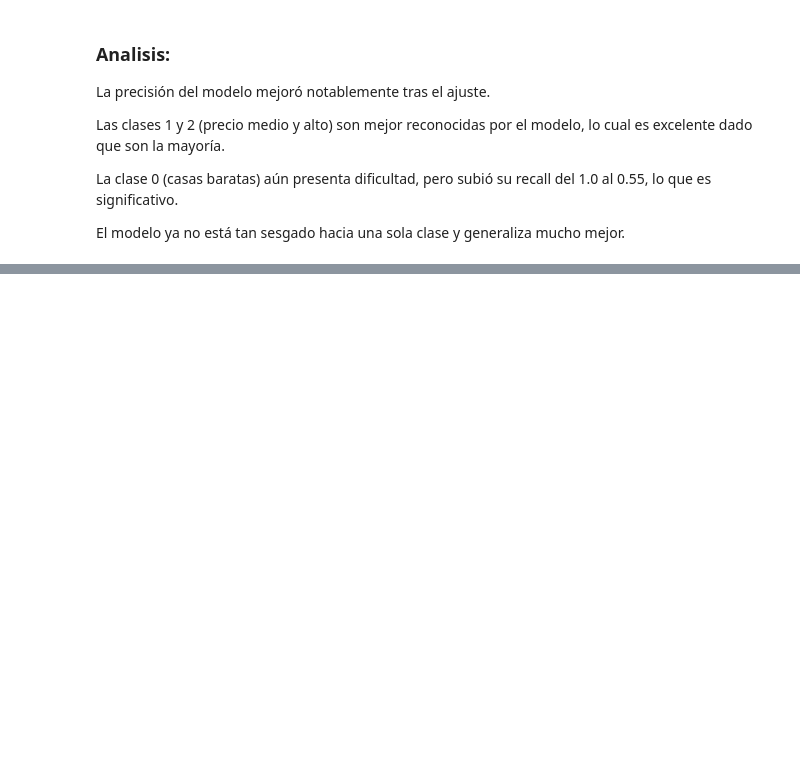
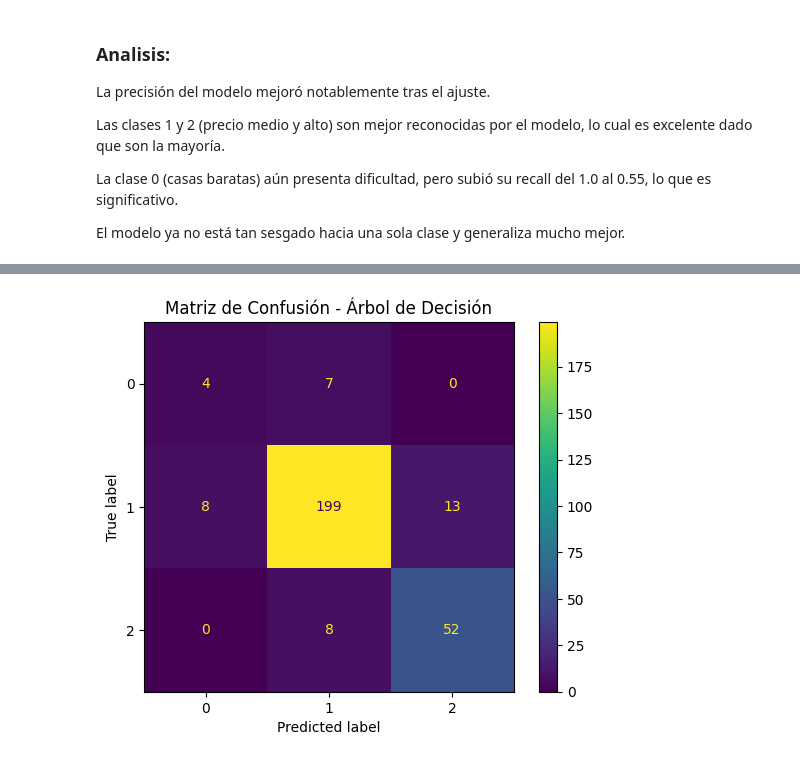
Before and after one commit to DiegoLinares11/Modelos-de-Regresion-Lineal, a Jupyter notebook: Entrega3/NaiveBayes.ipynb, the cells around one changed output, grey strips where cells are left out. Saved outputs shown, nothing was run; the diff lists cells and outputs as text; code cells hidden in the pictures; blank space fills up the shorter version.

```diff
--- a/Entrega3/NaiveBayes.ipynb
+++ b/Entrega3/NaiveBayes.ipynb
@@ -864,0 +899,32 @@ El tuning con GridSearchCV permitió encontrar un valor óptimo de suavizado par
+# %%
+from sklearn.tree import DecisionTreeClassifier
+from sklearn.ensemble import RandomForestClassifier
+from sklearn.metrics import accuracy_score
+import time
+# Árbol de decisión
+start = time.time()
+tree_model = DecisionTreeClassifier(random_state=42)
+tree_model.fit(X_train, Y_train)
+tree_pred = tree_model.predict(X_test)
+tree_acc = accuracy_score(Y_test, tree_pred)
+tree_time = time.time() - start
+
+# Random Forest
+start = time.time()
+rf_model = RandomForestClassifier(random_state=42)
+rf_model.fit(X_train, Y_train)
+rf_pred = rf_model.predict(X_test)
+rf_acc = accuracy_score(Y_test, rf_pred)
+rf_time = time.time() - start
+
+# Naive Bayes (ya entrenado antes)
+start = time.time()
+nb_pred = model.predict(X_test)
+nb_acc = accuracy_score(Y_test, nb_pred)
+nb_time = time.time() - start
+
+# Resultados
+print("Comparación de Modelos:\n")
+print(f"Naive Bayes     - Accuracy: {nb_acc:.4f} | Tiempo: {nb_time:.4f} s")
+print(f"Árbol Decisión  - Accuracy: {tree_acc:.4f} | Tiempo: {tree_time:.4f} s")
+print(f"Random Forest   - Accuracy: {rf_acc:.4f} | Tiempo: {rf_time:.4f} s")
@@ -864,0 +983,10 @@ El tuning con GridSearchCV permitió encontrar un valor óptimo de suavizado par
+# %%
+from sklearn.metrics import confusion_matrix, ConfusionMatrixDisplay
+# Árbol de Decisión
+cm_tree = confusion_matrix(Y_test, tree_pred)
+disp_tree = ConfusionMatrixDisplay(confusion_matrix=cm_tree, display_labels=model.classes_)
+disp_tree.plot(cmap="viridis")
+plt.title("Matriz de Confusión - Árbol de Decisión")
+plt.show()
+# %% [output]
+[figure, added]
```
Also changed, not shown: parts of 12 cells of this notebook.
